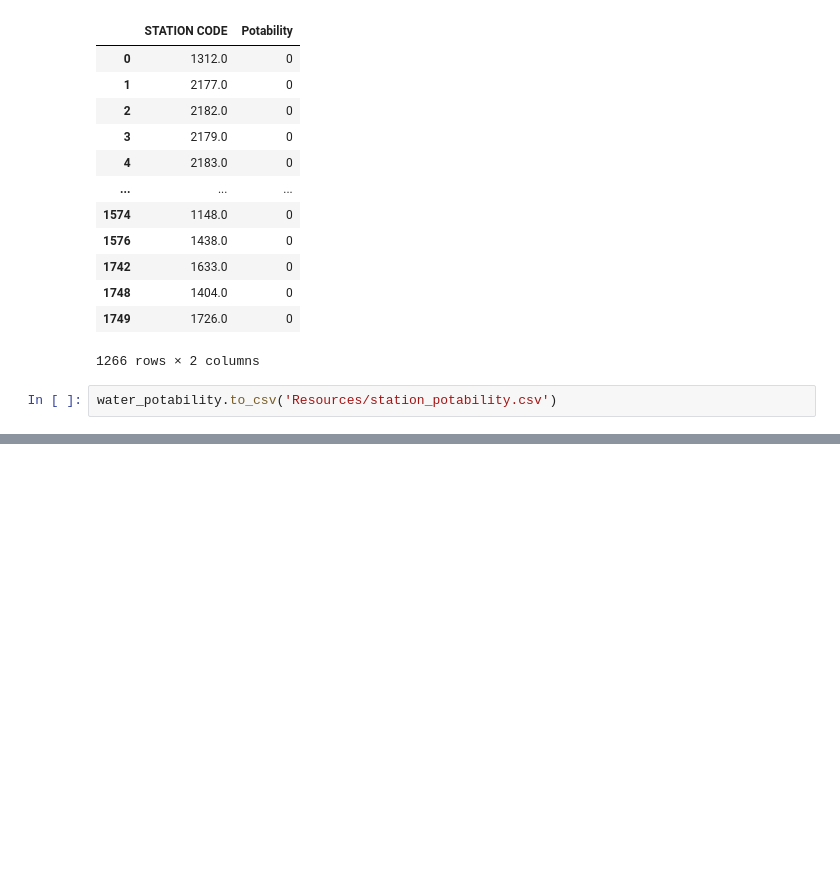
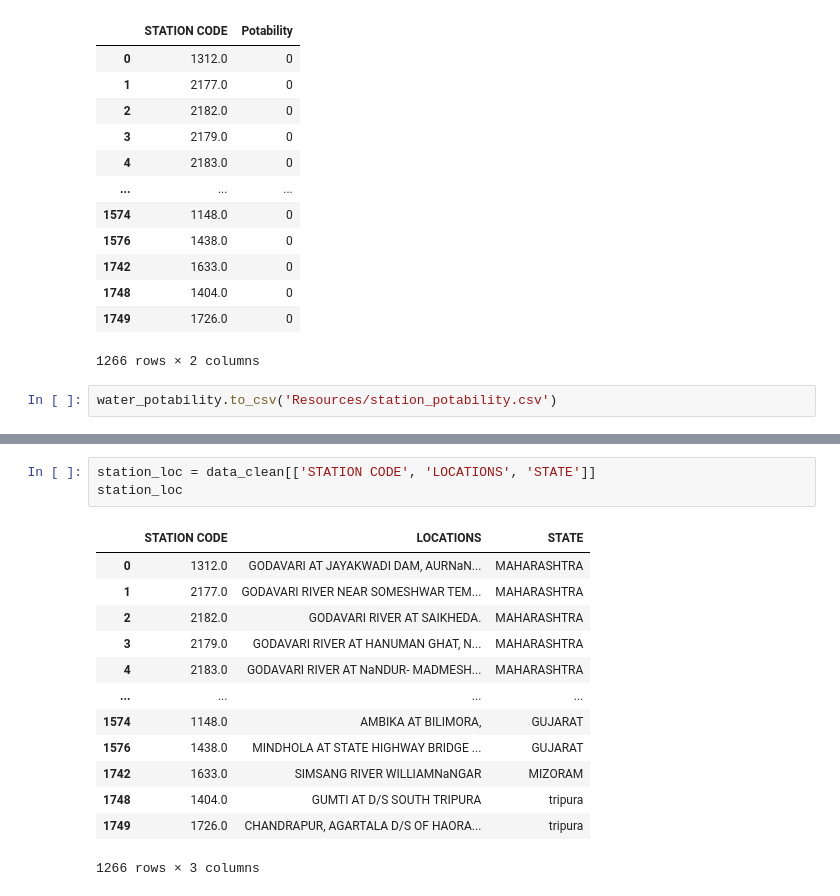
Before and after one commit to Lamismn/Water_Potability_Classification, a Jupyter notebook: ind_water_preprocessing.ipynb, the cells around one changed output, grey strips where cells are left out. Cells and saved outputs as stored; diff of their text form; blank space fills up the shorter version.

```diff
--- a/ind_water_preprocessing.ipynb
+++ b/ind_water_preprocessing.ipynb
@@ -327,0 +338,17 @@ water_potability.to_csv('Resources/station_potability.csv')
+# %%
+station_loc = data_clean[['STATION CODE', 'LOCATIONS', 'STATE']]
+station_loc
+# %% [output]
+|  | STATION CODE | LOCATIONS | STATE |
+| 0 | 1312.0 | GODAVARI AT JAYAKWADI DAM, AURNaN... | MAHARASHTRA |
+| 1 | 2177.0 | GODAVARI RIVER NEAR SOMESHWAR TEM... | MAHARASHTRA |
+| 2 | 2182.0 | GODAVARI RIVER AT SAIKHEDA. | MAHARASHTRA |
+| 3 | 2179.0 | GODAVARI RIVER AT HANUMAN GHAT, N... | MAHARASHTRA |
+| 4 | 2183.0 | GODAVARI RIVER AT NaNDUR- MADMESH... | MAHARASHTRA |
+| ... | ... | ... | ... |
+| 1574 | 1148.0 | AMBIKA AT BILIMORA, | GUJARAT |
+| 1576 | 1438.0 | MINDHOLA AT STATE HIGHWAY BRIDGE ... | GUJARAT |
+| 1742 | 1633.0 | SIMSANG RIVER WILLIAMNaNGAR | MIZORAM |
+| 1748 | 1404.0 | GUMTI AT D/S SOUTH TRIPURA | tripura |
+| 1749 | 1726.0 | CHANDRAPUR, AGARTALA D/S OF HAORA... | tripura |
+1266 rows × 3 columns
```
Also changed, not shown: parts of 1 cell of this notebook, 10 other files.
